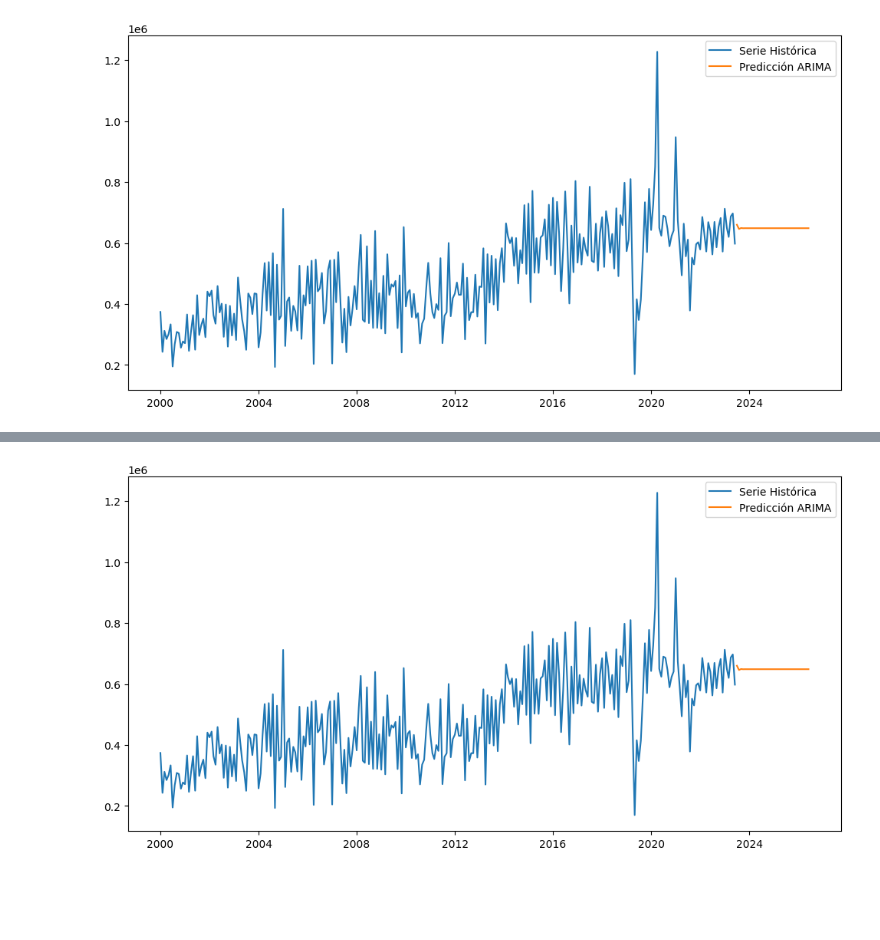
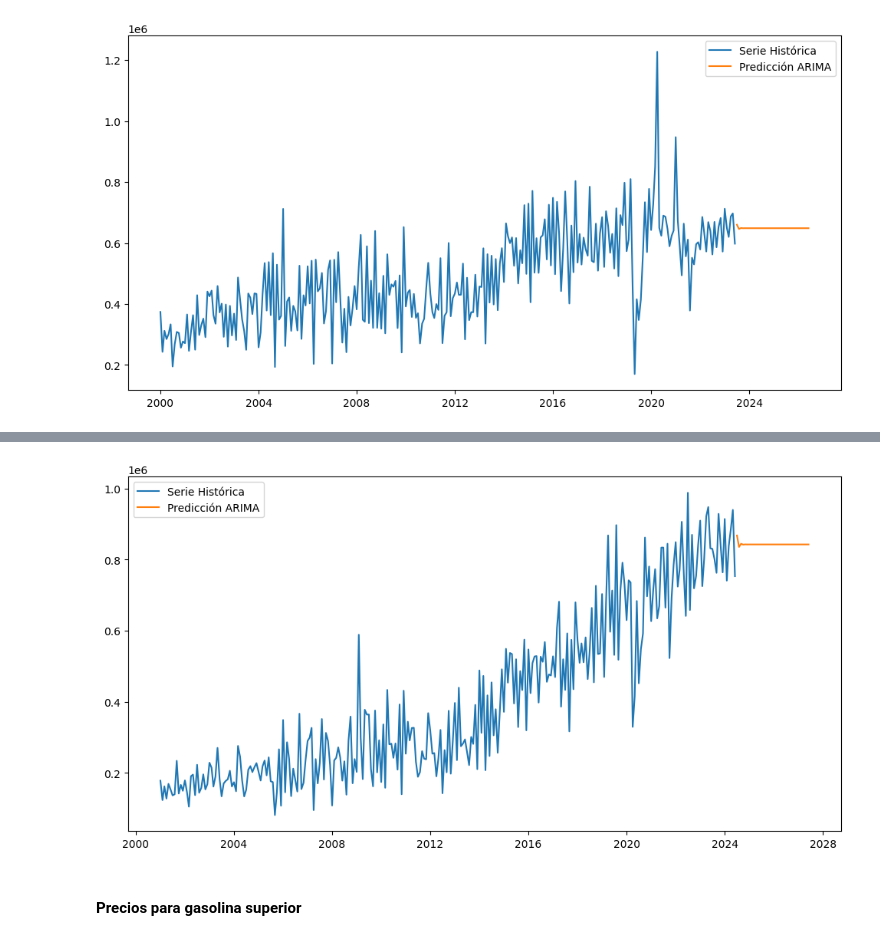
Before and after one commit to auyjos/Lab2DS, a Jupyter notebook: lab2.ipynb, the cells around one changed output, grey strips where cells are left out. Saved outputs shown, nothing was run; the diff lists cells and outputs as text; code cells hidden in the pictures; blank space fills up the shorter version.

Commit message:
importacion para gasolina regular

```diff
--- a/lab2.ipynb
+++ b/lab2.ipynb
@@ -530,0 +531,7 @@ Gasolina regular
+# %%
+ts_gasolina_super_importacion = pd.Series(df_importacion['Gasolina regular'].values, index=pd.to_datetime(df_importacion['Fecha']))
+ts_gasolina_super_importacion = ts_gasolina_super_importacion.dropna()
+
+# Gráficos de series de tiempo
+ts_gasolina_super_importacion.plot(title='Serie de tiempo de Gasolina Superior (Importación)')
+plt.show()
@@ -583,0 +546,19 @@ Warnings:
+# %%
+result_importacion = adfuller(ts_gasolina_super_importacion)
+print('ADF Statistic:', result_importacion[0])
+print('p-value:', result_importacion[1])
+
+# Graficar ACF y PACF para determinar p y q
+plot_acf(ts_gasolina_super_importacion)
+plot_pacf(ts_gasolina_super_importacion)
+plt.show()
+
+# Basado en los gráficos, elige p y q
+p = 1  # Ejemplo, debe ser determinado por el gráfico PACF
+q = 1  # Ejemplo, debe ser determinado por el gráfico ACF
+d = 1  # Diferenciación, si la serie no es estacionaria
+
+# Modelado con ARIMA
+model_arima_importacion = ARIMA(ts_gasolina_super_importacion, order=(p, d, q))
+model_arima_fit_importacion = model_arima_importacion.fit()
+print(model_arima_fit_importacion.summary())
@@ -584,12 +606,14 @@ Warnings:
 # %%
-# Predicciones con ARIMA para Gasolina Superior
-predictions = model_arima_fit.get_forecast(steps=36)
-predicted_values = predictions.predicted_mean
+# Predicciones con ARIMA para Gasolina Superior (Importación)
+predictions_importacion = model_arima_fit_importacion.get_forecast(steps=36)
+predicted_values_importacion = predictions_importacion.predicted_mean
 
 plt.figure(figsize=(12, 6))
-plt.plot(ts_gasolina_super, label='Serie Histórica')
-plt.plot(predicted_values, label='Predicción ARIMA')
+plt.plot(ts_gasolina_super_importacion, label='Serie Histórica')
+plt.plot(predicted_values_importacion, label='Predicción ARIMA')
 plt.legend()
 plt.show()
 # %% [output]
-[figure, old version]
+[figure, new version]
+# %% [markdown]
+#### Precios para gasolina superior
```
Also changed, not shown: parts of 8 cells of this notebook.
